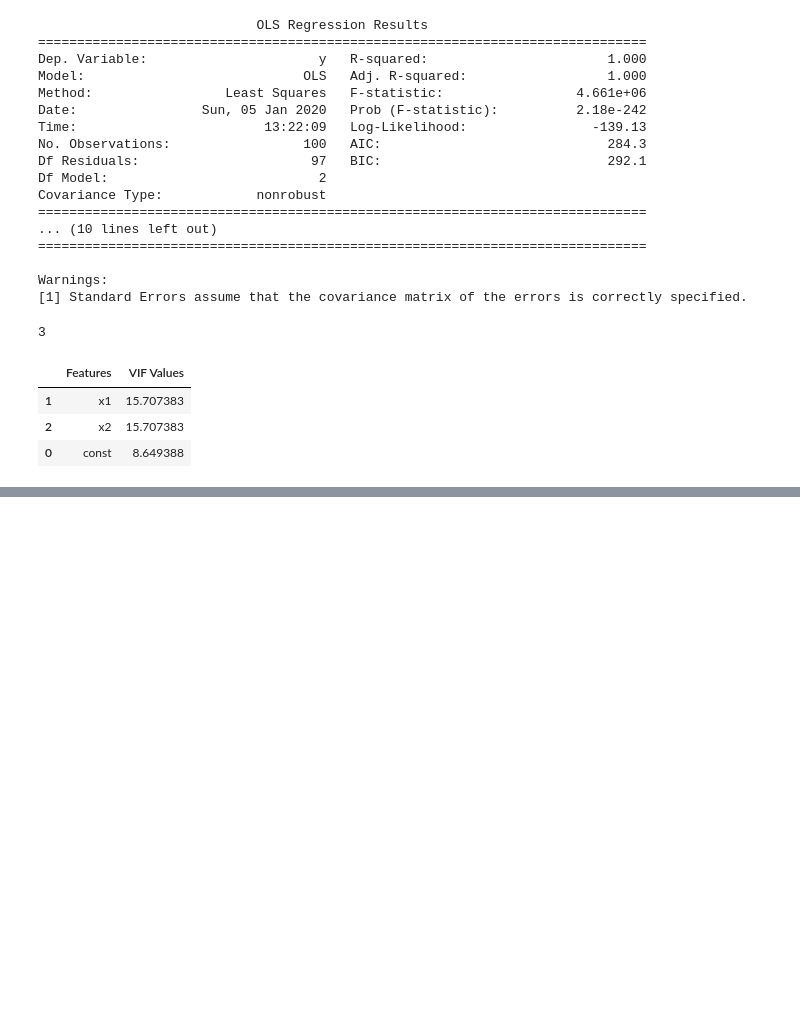
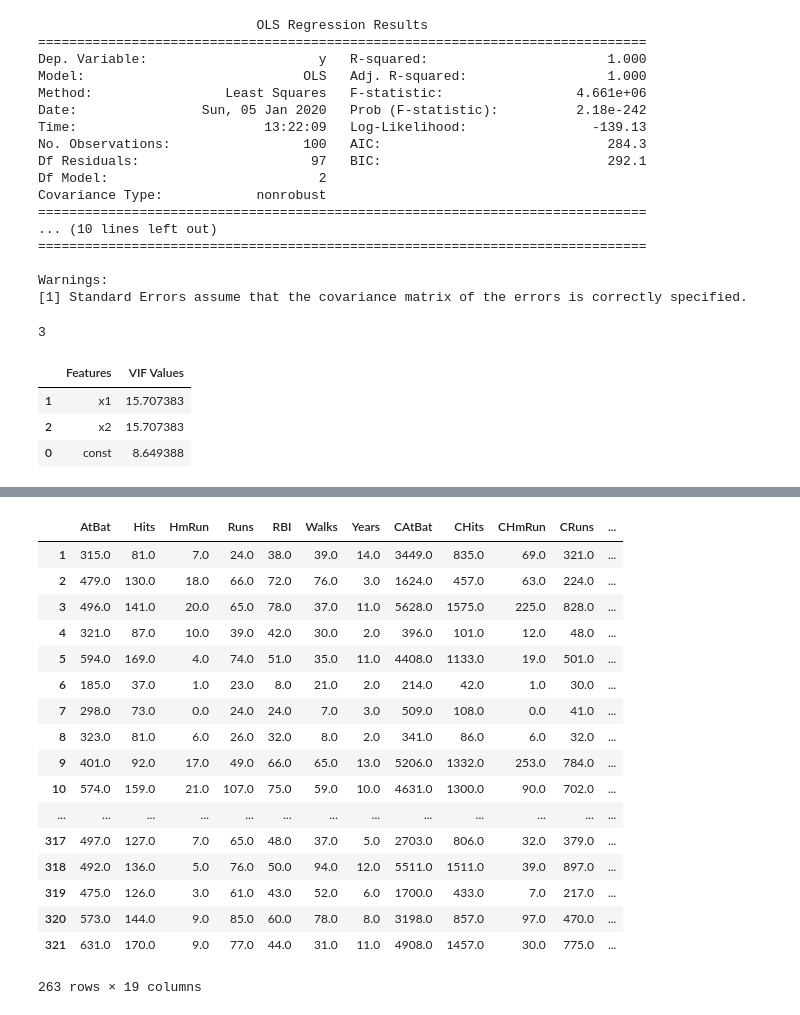
Before and after one commit to mrelse84/study_ds, a Jupyter notebook: Study_Modeling.ipynb, the cells around one changed output, grey strips where cells are left out. Cells and saved outputs as stored; diff of their text form; code cells hidden in the pictures; blank space fills up the shorter version.

```diff
--- a/Study_Modeling.ipynb
+++ b/Study_Modeling.ipynb
@@ -111,0 +132,2 @@ vif.sort_values(by='VIF Values',ascending=False)
+# %%
+df = df.dropna()
@@ -111,0 +154,2 @@ vif.sort_values(by='VIF Values',ascending=False)
+# %%
+dummies = pd.get_dummies(df[['League', 'Division', 'NewLeague']])
@@ -111,0 +158,4 @@ vif.sort_values(by='VIF Values',ascending=False)
+# %%
+X_ = df.drop(['Salary', 'League', 'Division', 'NewLeague'], axis=1).astype('float64')
+# %%
+X = pd.concat([X_, dummies[['League_N', 'Division_W', 'NewLeague_N']]], axis=1)
@@ -111,0 +165,21 @@ vif.sort_values(by='VIF Values',ascending=False)
+# %%
+X # 263 x 19
+# %% [output]
+|  | AtBat | Hits | HmRun | Runs | RBI | Walks | Years | CAtBat | CHits | CHmRun | CRuns | ... |
+| 1 | 315.0 | 81.0 | 7.0 | 24.0 | 38.0 | 39.0 | 14.0 | 3449.0 | 835.0 | 69.0 | 321.0 | ... |
+| 2 | 479.0 | 130.0 | 18.0 | 66.0 | 72.0 | 76.0 | 3.0 | 1624.0 | 457.0 | 63.0 | 224.0 | ... |
+| 3 | 496.0 | 141.0 | 20.0 | 65.0 | 78.0 | 37.0 | 11.0 | 5628.0 | 1575.0 | 225.0 | 828.0 | ... |
+| 4 | 321.0 | 87.0 | 10.0 | 39.0 | 42.0 | 30.0 | 2.0 | 396.0 | 101.0 | 12.0 | 48.0 | ... |
+| 5 | 594.0 | 169.0 | 4.0 | 74.0 | 51.0 | 35.0 | 11.0 | 4408.0 | 1133.0 | 19.0 | 501.0 | ... |
+| 6 | 185.0 | 37.0 | 1.0 | 23.0 | 8.0 | 21.0 | 2.0 | 214.0 | 42.0 | 1.0 | 30.0 | ... |
+| 7 | 298.0 | 73.0 | 0.0 | 24.0 | 24.0 | 7.0 | 3.0 | 509.0 | 108.0 | 0.0 | 41.0 | ... |
+| 8 | 323.0 | 81.0 | 6.0 | 26.0 | 32.0 | 8.0 | 2.0 | 341.0 | 86.0 | 6.0 | 32.0 | ... |
+| 9 | 401.0 | 92.0 | 17.0 | 49.0 | 66.0 | 65.0 | 13.0 | 5206.0 | 1332.0 | 253.0 | 784.0 | ... |
+| 10 | 574.0 | 159.0 | 21.0 | 107.0 | 75.0 | 59.0 | 10.0 | 4631.0 | 1300.0 | 90.0 | 702.0 | ... |
+| ... | ... | ... | ... | ... | ... | ... | ... | ... | ... | ... | ... | ... |
+| 317 | 497.0 | 127.0 | 7.0 | 65.0 | 48.0 | 37.0 | 5.0 | 2703.0 | 806.0 | 32.0 | 379.0 | ... |
+| 318 | 492.0 | 136.0 | 5.0 | 76.0 | 50.0 | 94.0 | 12.0 | 5511.0 | 1511.0 | 39.0 | 897.0 | ... |
+| 319 | 475.0 | 126.0 | 3.0 | 61.0 | 43.0 | 52.0 | 6.0 | 1700.0 | 433.0 | 7.0 | 217.0 | ... |
+| 320 | 573.0 | 144.0 | 9.0 | 85.0 | 60.0 | 78.0 | 8.0 | 3198.0 | 857.0 | 97.0 | 470.0 | ... |
+| 321 | 631.0 | 170.0 | 9.0 | 77.0 | 44.0 | 31.0 | 11.0 | 4908.0 | 1457.0 | 30.0 | 775.0 | ... |
+263 rows × 19 columns
```
Also changed, not shown: parts of 17 cells of this notebook, 14 other files.
